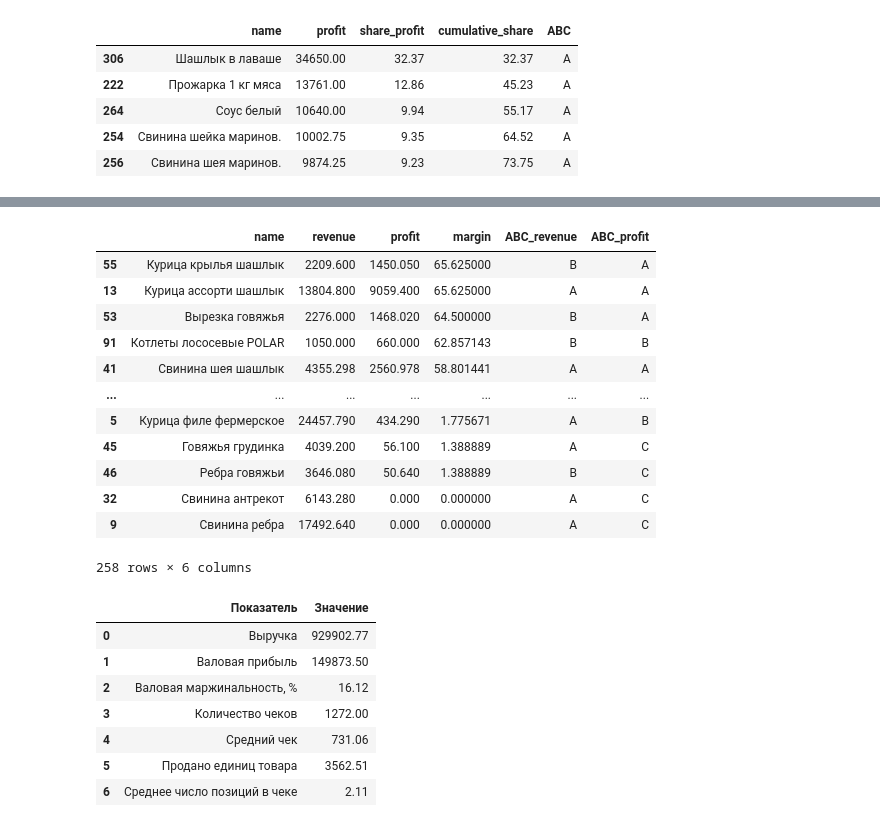
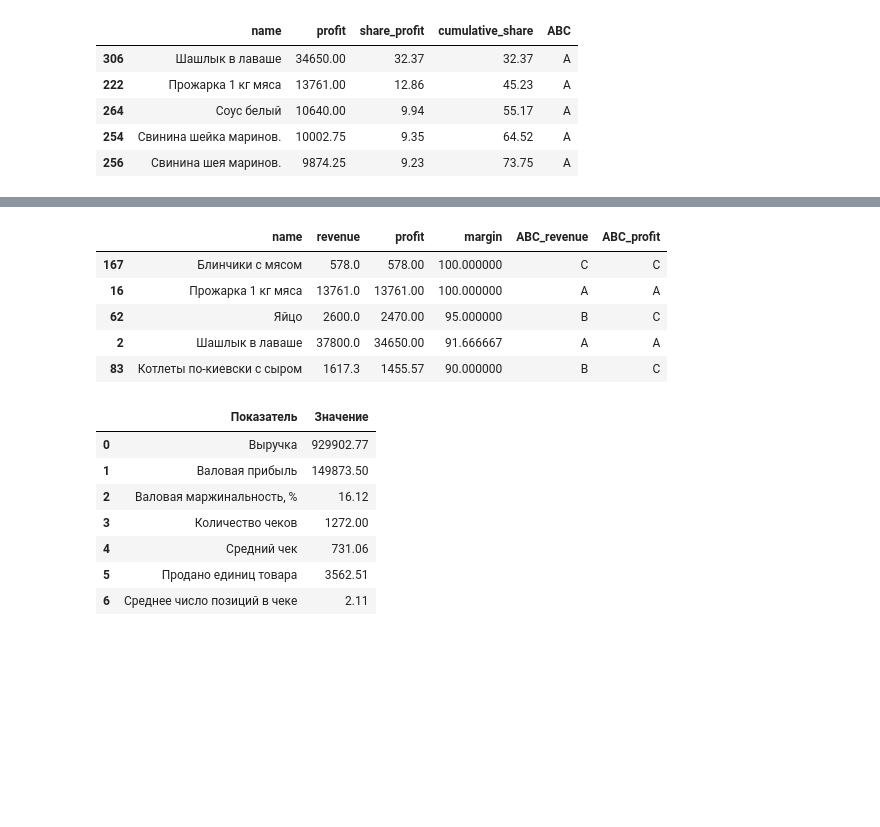
Before and after one commit to liparitgevorgyan/retail_sales_analysis, a Jupyter notebook: notebooks/retail_sales_analysis.ipynb, the cells around one changed output, grey strips where cells are left out. Saved outputs shown, nothing was run; the diff lists cells and outputs as text; code cells hidden in the pictures; blank space fills up the shorter version.

Commit message:
Исправил отображение добавил head()

```diff
--- a/notebooks/retail_sales_analysis.ipynb
+++ b/notebooks/retail_sales_analysis.ipynb
@@ -785,30 +676,23 @@ abc_dif[
 # %%
 abc['margin'] = abc['profit'] / abc['revenue'] * 100
 
 abc[
     [
         'name',
         'revenue',
         'profit',
         'margin',
         'ABC_revenue',
         'ABC_profit'
     ]
-].sort_values('margin', ascending=False)
+].sort_values('margin', ascending=False).head()
 # %% [output]
 |  | name | revenue | profit | margin | ABC_revenue | ABC_profit |
-| 55 | Курица крылья шашлык | 2209.600 | 1450.050 | 65.625000 | B | A |
-| 13 | Курица ассорти шашлык | 13804.800 | 9059.400 | 65.625000 | A | A |
-| 53 | Вырезка говяжья | 2276.000 | 1468.020 | 64.500000 | B | A |
-| 91 | Котлеты лососевые POLAR | 1050.000 | 660.000 | 62.857143 | B | B |
-| 41 | Свинина шея шашлык | 4355.298 | 2560.978 | 58.801441 | A | A |
-| ... | ... | ... | ... | ... | ... | ... |
-| 5 | Курица филе фермерское | 24457.790 | 434.290 | 1.775671 | A | B |
-| 45 | Говяжья грудинка | 4039.200 | 56.100 | 1.388889 | A | C |
-| 46 | Ребра говяжьи | 3646.080 | 50.640 | 1.388889 | B | C |
-| 32 | Свинина антрекот | 6143.280 | 0.000 | 0.000000 | A | C |
-| 9 | Свинина ребра | 17492.640 | 0.000 | 0.000000 | A | C |
+| 167 | Блинчики с мясом | 578.0 | 578.00 | 100.000000 | C | C |
+| 16 | Прожарка 1 кг мяса | 13761.0 | 13761.00 | 100.000000 | A | A |
+| 62 | Яйцо | 2600.0 | 2470.00 | 95.000000 | B | C |
+| 2 | Шашлык в лаваше | 37800.0 | 34650.00 | 91.666667 | A | A |
+| 83 | Котлеты по-киевски с сыром | 1617.3 | 1455.57 | 90.000000 | B | C |
-258 rows × 6 columns
 # %%
 kpi = pd.DataFrame({
     'Показатель': [
```
Also changed, not shown: parts of 14 cells of this notebook.
